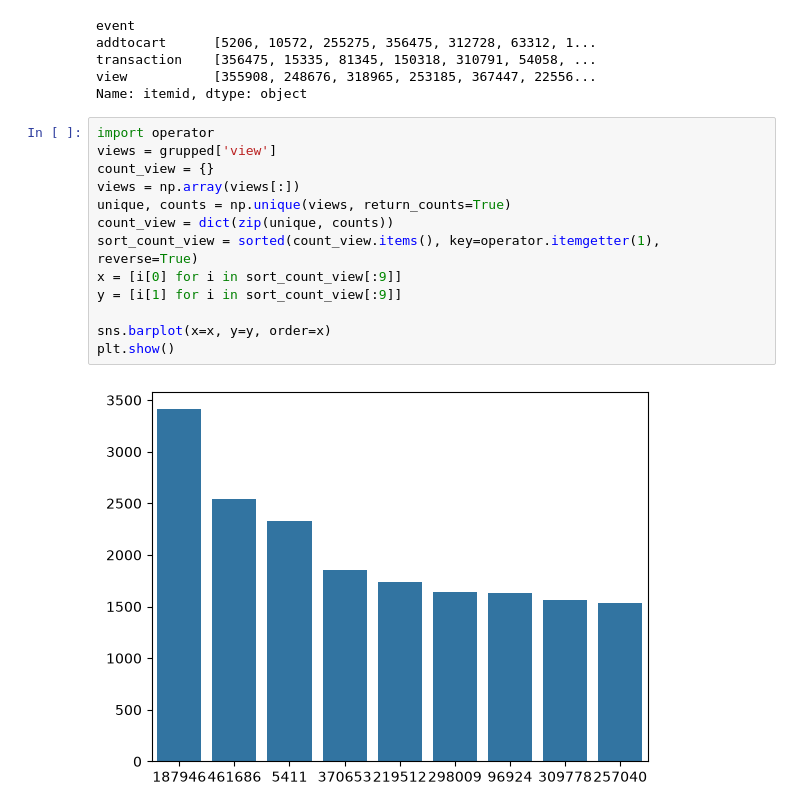
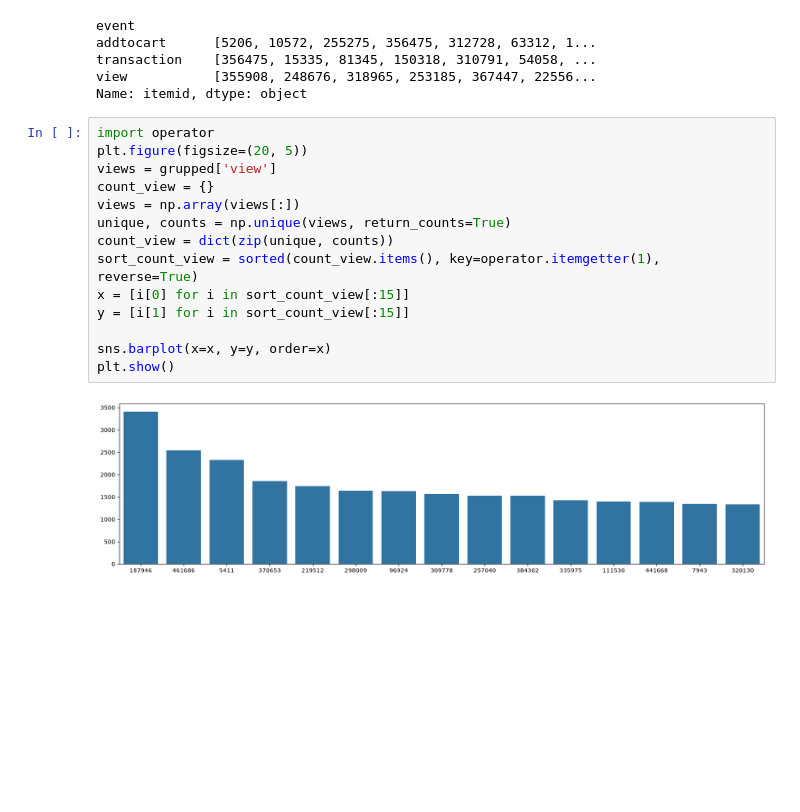
Before and after one commit to golubnichiy/bigdata_26_09, a Jupyter notebook: day_13.ipynb, the cells around one changed output. Cells and saved outputs as stored; diff of their text form; blank space fills up the shorter version.

```diff
--- a/day_13.ipynb
+++ b/day_13.ipynb
@@ -93,17 +93,18 @@ view           [355908, 248676, 318965, 253185, 367447, 22556...
 Name: itemid, dtype: object
 # %%
 import operator
+plt.figure(figsize=(20, 5))
 views = grupped['view']
 count_view = {}
 views = np.array(views[:])
 unique, counts = np.unique(views, return_counts=True)
 count_view = dict(zip(unique, counts))
 sort_count_view = sorted(count_view.items(), key=operator.itemgetter(1), reverse=True)
-x = [i[0] for i in sort_count_view[:9]]
-y = [i[1] for i in sort_count_view[:9]]
+x = [i[0] for i in sort_count_view[:15]]
+y = [i[1] for i in sort_count_view[:15]]
 
 sns.barplot(x=x, y=y, order=x)
 plt.show()
 # %% [output]
-[figure, old version]
+[figure, new version]
 # %%
```
Also changed, not shown: parts of 6 cells of this notebook, 1 other file.
